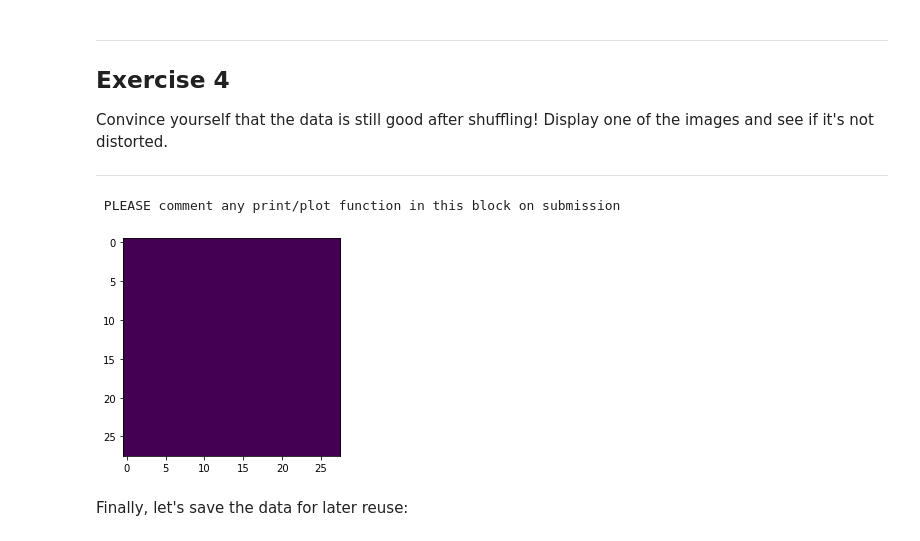
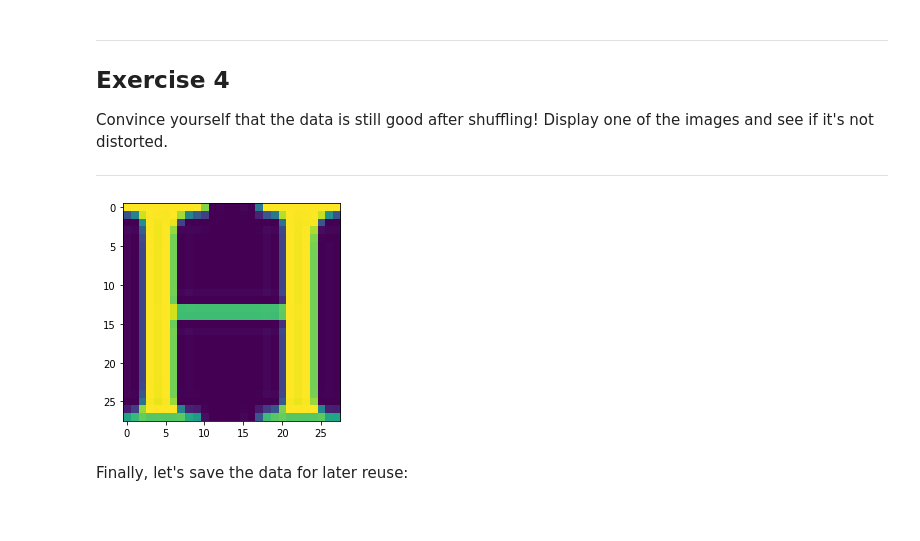
Before and after one commit to vanduc103/deep-learning-2019, a Jupyter notebook: Assignment1/Assignment1-1_Data_Curation.ipynb, the cells around one changed output. Drawn from its saved outputs; the diff is of its cells as text; code cells hidden in the pictures.

```diff
--- a/Assignment1/Assignment1-1_Data_Curation.ipynb
+++ b/Assignment1/Assignment1-1_Data_Curation.ipynb
@@ -364,15 +370,14 @@ Convince yourself that the data is still good after shuffling! Display one of th
 # %%
 #print(__doc__)
 """ PLEASE comment any print/plot function in this block on submission """
 def plot_shuffled_sample(dataset, i):
     #plt.imshow(dataset[i])
 
-plot_shuffled_sample(train_dataset, 60)
+plot_shuffled_sample(train_dataset, 10)
 #plot_shuffled_sample(test_dataset, 43)
 #plot_shuffled_sample(valid_dataset)
 # %% [output]
- PLEASE comment any print/plot function in this block on submission
-[figure, old version]
+[figure, new version]
 # %% [markdown]
 Finally, let's save the data for later reuse:
 # %%
```
Also changed, not shown: parts of 3 cells of this notebook, 10 other files.
